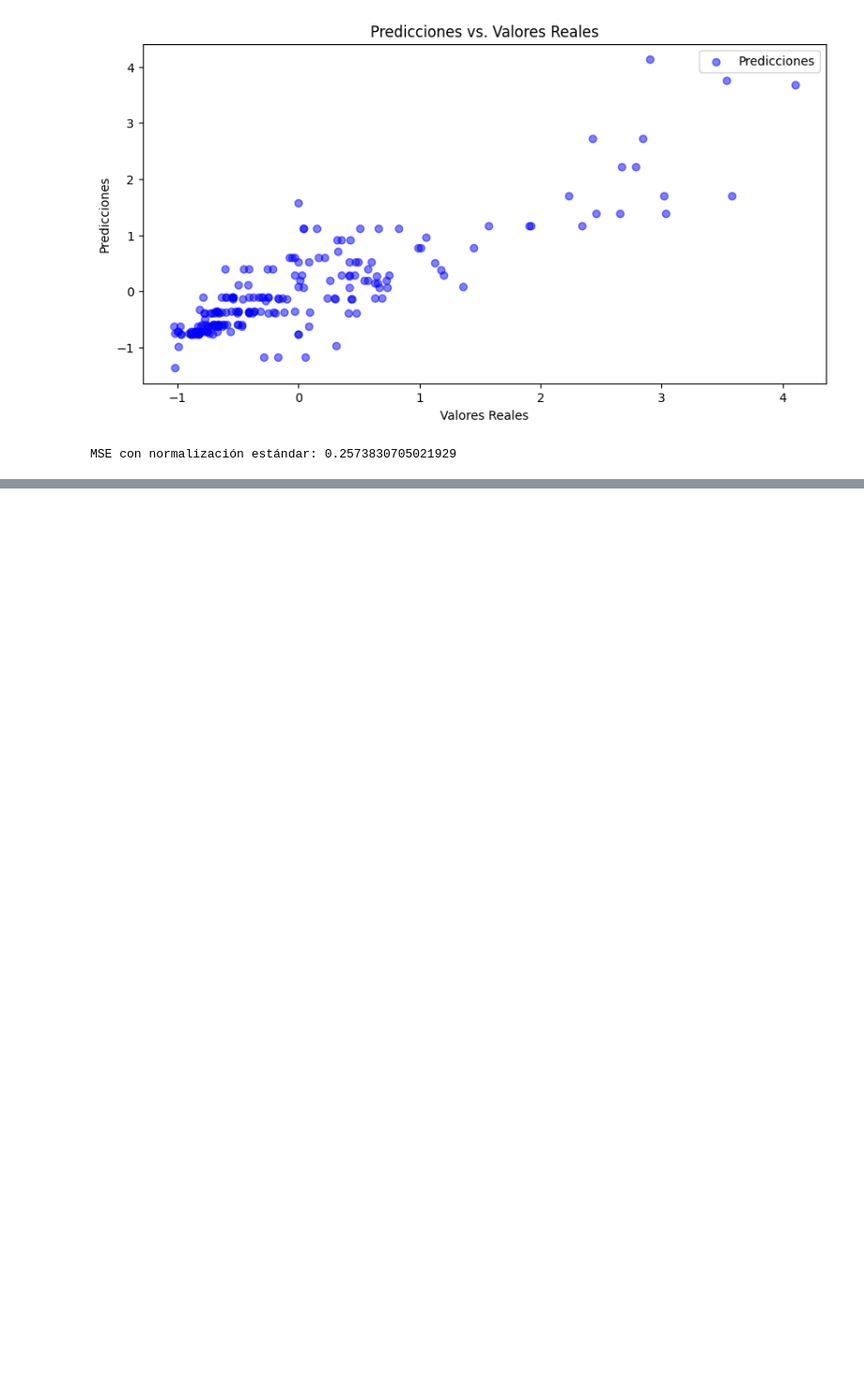
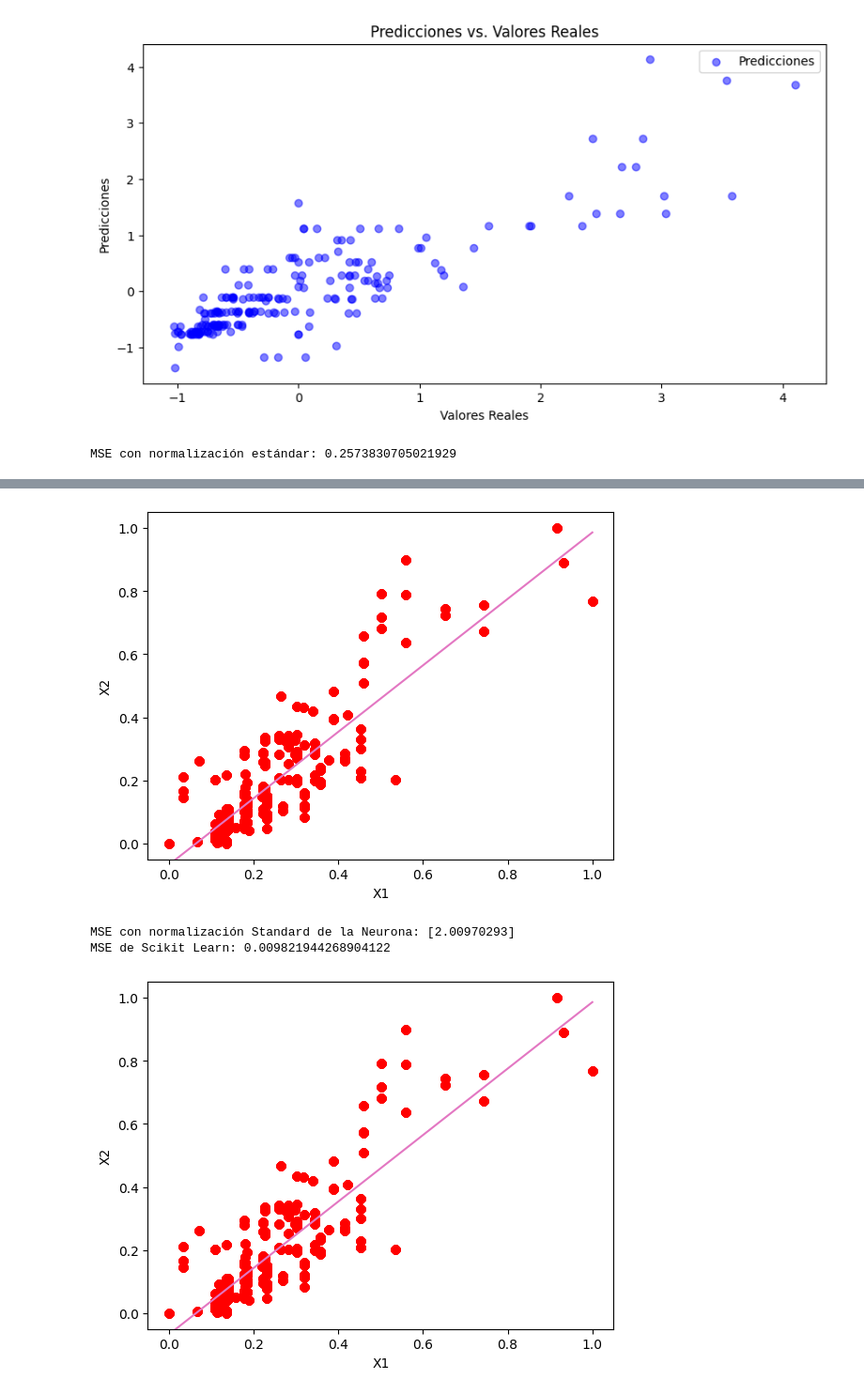
Before and after one commit to AndresMontesDeOca/Redes_Neuronales, a Jupyter notebook: Clase_2.ipynb, the cells around one changed output, grey strips where cells are left out. Shown at 94% size. Cells and saved outputs as stored; diff of their text form; code cells hidden in the pictures; blank space fills up the shorter version.

```diff
--- a/Clase_2.ipynb
+++ b/Clase_2.ipynb
@@ -759,3 +781,19 @@ print(X.shape, y.shape)
+# %%
+# Normalizacion MinMax
+scaler_minmax = MinMaxScaler()
+X_minmax = scaler_minmax.fit_transform(X)
+y_minmax = scaler_minmax.fit_transform(y.reshape(-1, 1))
+model.fit(X_minmax, y_minmax)
+mse_neurona = model.errors_[-1]
+mse_sklearn = mean_squared_error(y_minmax, model.predict(X_minmax))
+
+print(f'MSE con normalización Standard de la Neurona: {mse_neurona}')
+print(f'MSE de Scikit Learn: {mse_sklearn}')
+# %% [output]
+[figure, added]
+MSE con normalización Standard de la Neurona: [2.00970293]
+MSE de Scikit Learn: 0.009821944268904122
+[figure, added]
 # %%
 # Usando Scikit Learn
 
```
Also changed, not shown: parts of 8 cells of this notebook.
